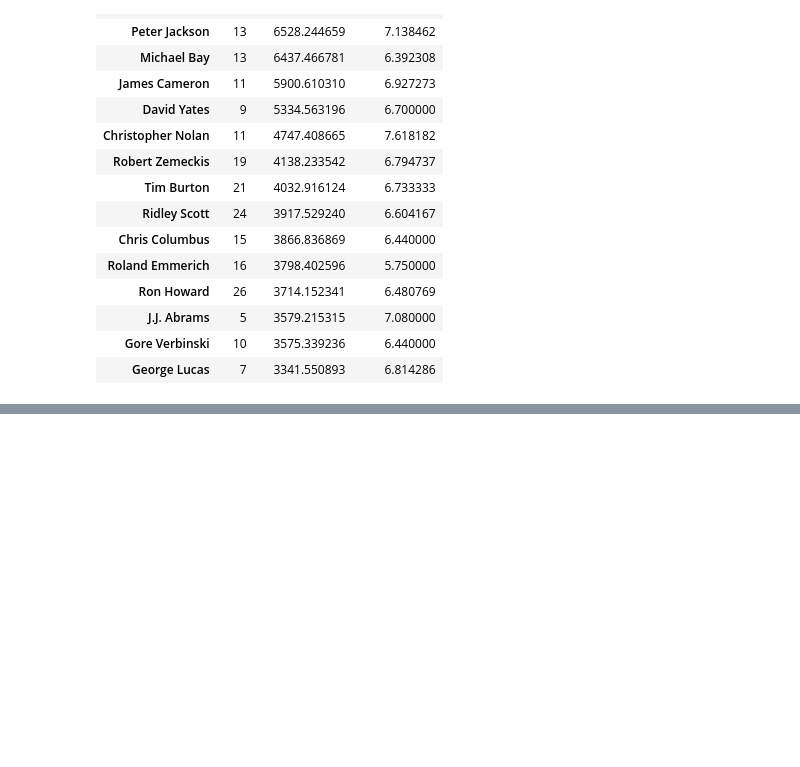
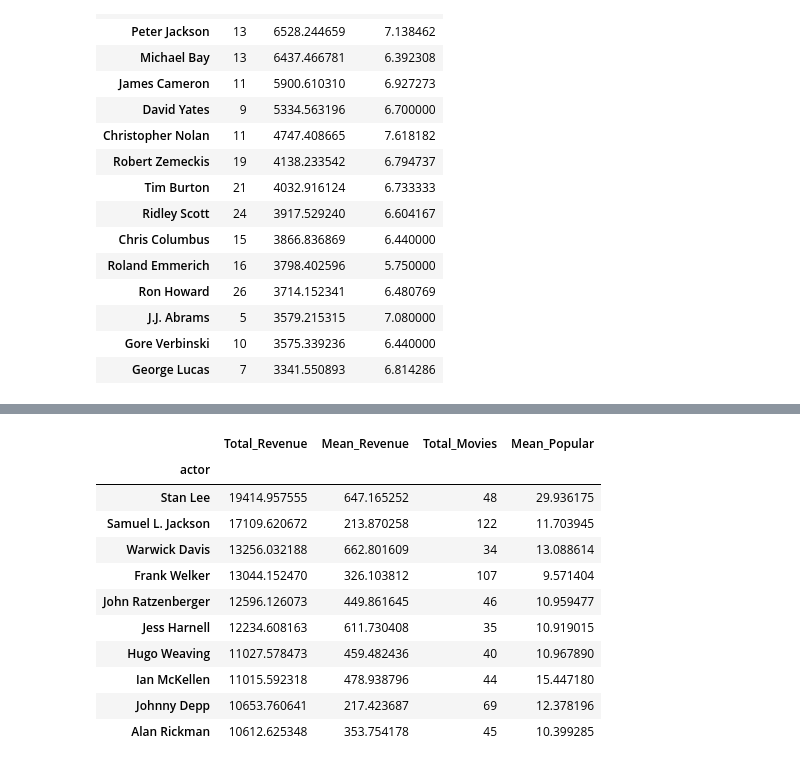
Before and after one commit to ishank296/pandas_practice_eda, a Jupyter notebook: pandas/eda_projects/Project_01_ProjectBrief_blank.ipynb, the cells around one changed output, grey strips where cells are left out. Drawn from its saved outputs; the diff is of its cells as text; code cells hidden in the pictures; blank space fills up the shorter version.

```diff
--- a/pandas/eda_projects/Project_01_ProjectBrief_blank.ipynb
+++ b/pandas/eda_projects/Project_01_ProjectBrief_blank.ipynb
@@ -330,0 +369,3 @@ movies_by_director.nlargest(15,['revenue_musd','vote_average'])
+# %%
+actors_stk = actors.stack().reset_index(level=1,drop=True)
+type(actors_stk)
@@ -330,0 +374,9 @@ movies_by_director.nlargest(15,['revenue_musd','vote_average'])
+# %%
+actors_df = actors_stk.to_frame()
+actors_df.columns=['actor']
+# %%
+movie_actors = pd.merge(movies_data[['title','revenue_musd','budget_musd','vote_average','popularity','vote_count']],
+                        actors_df,
+                       how="left",
+                       left_index=True,
+                       right_index=True)
@@ -330,0 +393,24 @@ movies_by_director.nlargest(15,['revenue_musd','vote_average'])
+# %%
+movie_actors_agg = movie_actors\
+                   .groupby('actor')\
+                   .agg(
+                      Total_Revenue=('revenue_musd','sum'),
+                      Mean_Revenue=('revenue_musd','mean'),
+                      Total_Movies=('actor','count'),
+                      Mean_Popular=('popularity','mean')
+                    )
+# %%
+movie_actors_agg.loc[movie_actors_agg.Total_Movies > 9].nlargest(10,'Total_Revenue')
+# %% [output]
+|  | Total_Revenue | Mean_Revenue | Total_Movies | Mean_Popular |
+| actor |  |  |  |  |
+| Stan Lee | 19414.957555 | 647.165252 | 48 | 29.936175 |
+| Samuel L. Jackson | 17109.620672 | 213.870258 | 122 | 11.703945 |
+| Warwick Davis | 13256.032188 | 662.801609 | 34 | 13.088614 |
+| Frank Welker | 13044.152470 | 326.103812 | 107 | 9.571404 |
+| John Ratzenberger | 12596.126073 | 449.861645 | 46 | 10.959477 |
+| Jess Harnell | 12234.608163 | 611.730408 | 35 | 10.919015 |
+| Hugo Weaving | 11027.578473 | 459.482436 | 40 | 10.967890 |
+| Ian McKellen | 11015.592318 | 478.938796 | 44 | 15.447180 |
+| Johnny Depp | 10653.760641 | 217.423687 | 69 | 12.378196 |
+| Alan Rickman | 10612.625348 | 353.754178 | 45 | 10.399285 |
```
Also changed, not shown: parts of 6 cells of this notebook.
